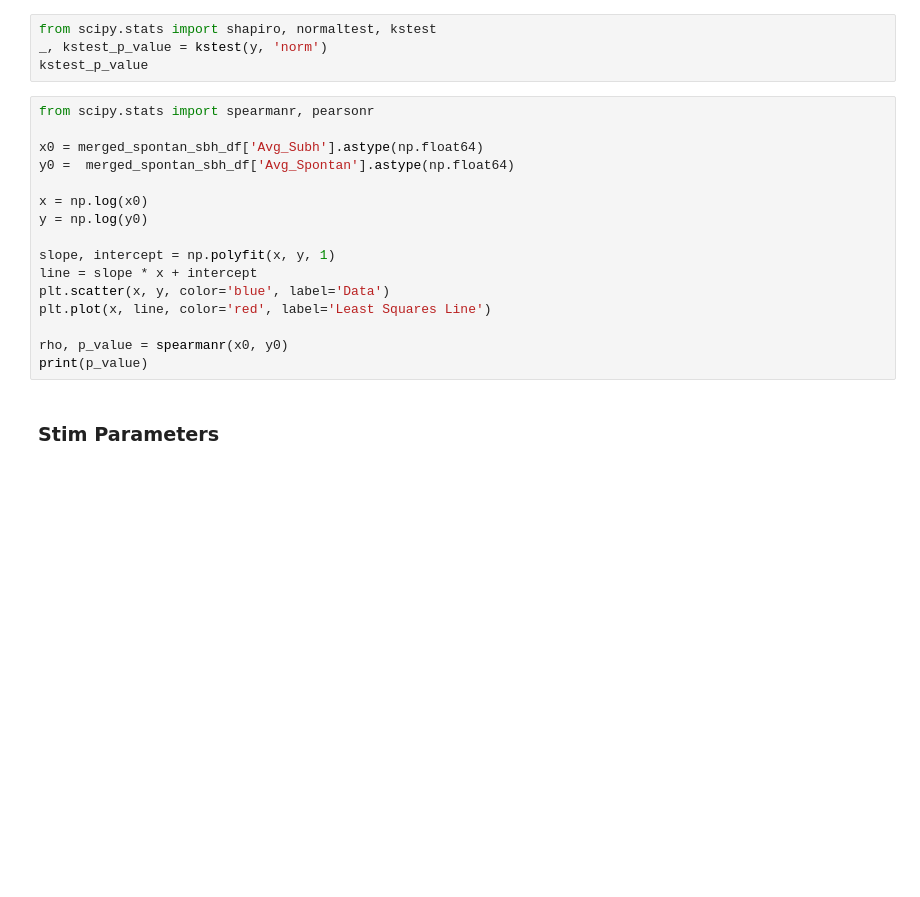
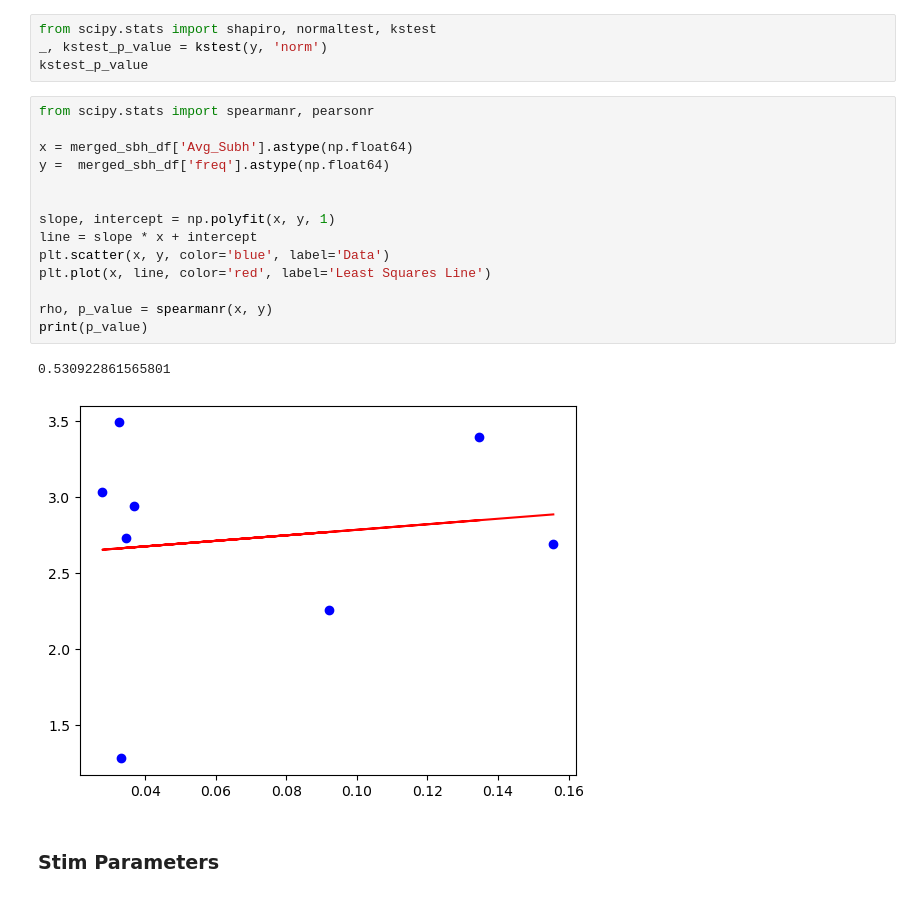
Before and after one commit to BarbaraMath/FinelyTunedGamma, a Jupyter notebook: EntrainmentSubCoh.ipynb, the cells around one changed output. Drawn from its saved outputs; the diff is of its cells as text; blank space fills up the shorter version.

Commit message:
grand anal figures & motor performance

```diff
--- a/EntrainmentSubCoh.ipynb
+++ b/EntrainmentSubCoh.ipynb
@@ -632,19 +659,20 @@ kstest_p_value
 # %%
 from scipy.stats import spearmanr, pearsonr
 
-x0 = merged_spontan_sbh_df['Avg_Subh'].astype(np.float64)
-y0 =  merged_spontan_sbh_df['Avg_Spontan'].astype(np.float64)
+x = merged_sbh_df['Avg_Subh'].astype(np.float64)
+y =  merged_sbh_df['freq'].astype(np.float64)
 
-x = np.log(x0)
-y = np.log(y0)
 
 slope, intercept = np.polyfit(x, y, 1)
 line = slope * x + intercept
 plt.scatter(x, y, color='blue', label='Data')
 plt.plot(x, line, color='red', label='Least Squares Line')
 
-rho, p_value = spearmanr(x0, y0)
+rho, p_value = spearmanr(x, y)
 print(p_value)
+# %% [output]
+0.530922861565801
+[figure, added]
 # %% [markdown]
 ### Stim Parameters
 # %%
```
Also changed, not shown: parts of 3 cells of this notebook, 2 other files.
